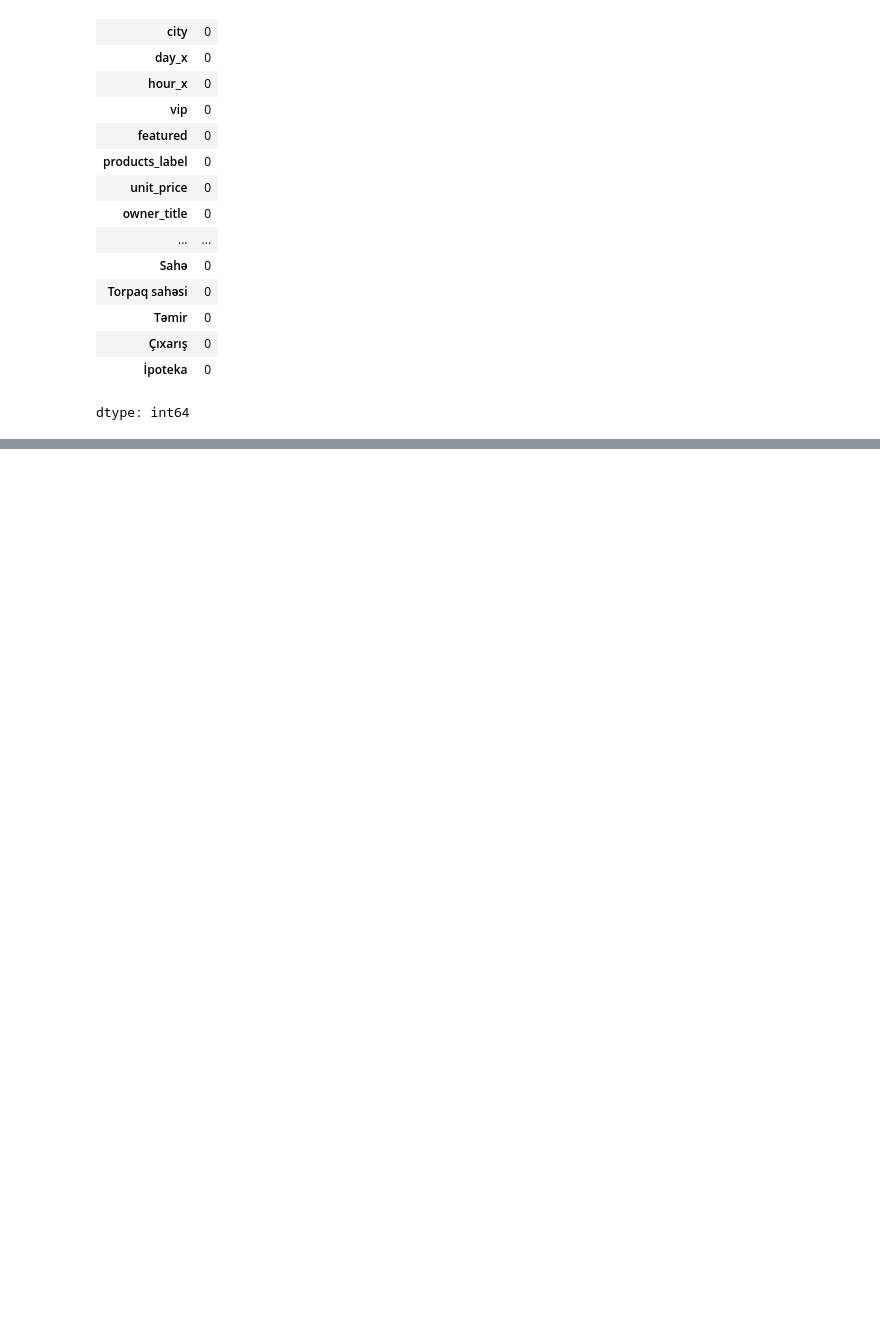
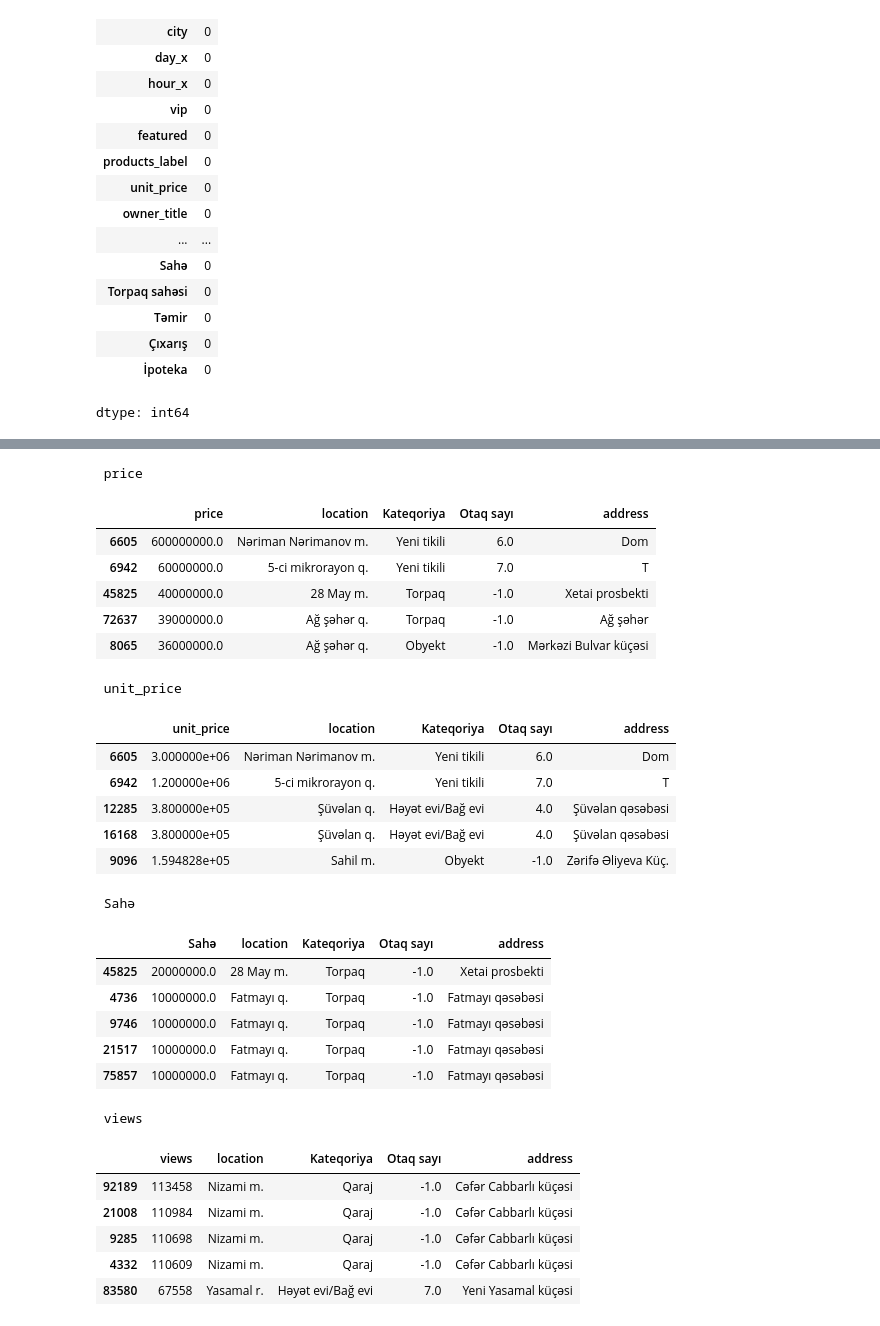
Before and after one commit to AteshUmud999/binaaz-eda-project, a Jupyter notebook: BinaAZ_Real_Estate_EDA_Project.ipynb, the cells around one changed output, grey strips where cells are left out. Saved outputs shown, nothing was run; the diff lists cells and outputs as text; code cells hidden in the pictures; blank space fills up the shorter version.

```diff
--- a/BinaAZ_Real_Estate_EDA_Project.ipynb
+++ b/BinaAZ_Real_Estate_EDA_Project.ipynb
@@ -1056,0 +1161,13 @@ dtype: int64
+# %%
+for col in numerical_cols:
+    Q1 = df[col].quantile(0.25)
+    Q3 = df[col].quantile(0.75)
+    IQR = Q3 - Q1
+
+    lower = Q1 - 1.5 * IQR
+    upper = Q3 + 1.5 * IQR
+
+    outliers = ((df[col] < lower) | (df[col] > upper)).sum()
+    percentage = outliers / len(df) * 100
+
+    print(f"{col}: {outliers} ({percentage:.2f}%)")
@@ -1056,0 +1179,16 @@ dtype: int64
+# %%
+for col in numerical_cols:
+    Q1 = df[col].quantile(0.25)
+    Q3 = df[col].quantile(0.75)
+
+    IQR = Q3 - Q1
+
+    lower_bound = Q1 - 1.5 * IQR
+    upper_bound = Q3 + 1.5 * IQR
+
+    print("\n", col)
+    print("-------------------")
+    print(f"Lower bound: {lower_bound:.2f}")
+    print(f"Upper bound: {upper_bound:.2f}")
+    print(f"Minimum value: {df[col].min()}")
+    print(f"Maximum value: {df[col].max()}")
@@ -1056,0 +1224,33 @@ dtype: int64
+# %%
+for col in ["price", "unit_price", "Sahə", "views"]:
+    print("\n", col)
+    display(df.nlargest(5, col)[[col, "location", "Kateqoriya", "Otaq sayı", "address"]])
+# %% [output]
+ price
+|  | price | location | Kateqoriya | Otaq sayı | address |
+| 6605 | 600000000.0 | Nəriman Nərimanov m. | Yeni tikili | 6.0 | Dom |
+| 6942 | 60000000.0 | 5-ci mikrorayon q. | Yeni tikili | 7.0 | T |
+| 45825 | 40000000.0 | 28 May m. | Torpaq | -1.0 | Xetai prosbekti |
+| 72637 | 39000000.0 | Ağ şəhər q. | Torpaq | -1.0 | Ağ şəhər |
+| 8065 | 36000000.0 | Ağ şəhər q. | Obyekt | -1.0 | Mərkəzi Bulvar küçəsi |
+ unit_price
+|  | unit_price | location | Kateqoriya | Otaq sayı | address |
+| 6605 | 3.000000e+06 | Nəriman Nərimanov m. | Yeni tikili | 6.0 | Dom |
+| 6942 | 1.200000e+06 | 5-ci mikrorayon q. | Yeni tikili | 7.0 | T |
+| 12285 | 3.800000e+05 | Şüvəlan q. | Həyət evi/Bağ evi | 4.0 | Şüvəlan qəsəbəsi |
+| 16168 | 3.800000e+05 | Şüvəlan q. | Həyət evi/Bağ evi | 4.0 | Şüvəlan qəsəbəsi |
+| 9096 | 1.594828e+05 | Sahil m. | Obyekt | -1.0 | Zərifə Əliyeva Küç. |
+ Sahə
+|  | Sahə | location | Kateqoriya | Otaq sayı | address |
+| 45825 | 20000000.0 | 28 May m. | Torpaq | -1.0 | Xetai prosbekti |
+| 4736 | 10000000.0 | Fatmayı q. | Torpaq | -1.0 | Fatmayı qəsəbəsi |
+| 9746 | 10000000.0 | Fatmayı q. | Torpaq | -1.0 | Fatmayı qəsəbəsi |
+| 21517 | 10000000.0 | Fatmayı q. | Torpaq | -1.0 | Fatmayı qəsəbəsi |
+| 75857 | 10000000.0 | Fatmayı q. | Torpaq | -1.0 | Fatmayı qəsəbəsi |
+ views
+|  | views | location | Kateqoriya | Otaq sayı | address |
+| 92189 | 113458 | Nizami m. | Qaraj | -1.0 | Cəfər Cabbarlı küçəsi |
+| 21008 | 110984 | Nizami m. | Qaraj | -1.0 | Cəfər Cabbarlı küçəsi |
+| 9285 | 110698 | Nizami m. | Qaraj | -1.0 | Cəfər Cabbarlı küçəsi |
+| 4332 | 110609 | Nizami m. | Qaraj | -1.0 | Cəfər Cabbarlı küçəsi |
+| 83580 | 67558 | Yasamal r. | Həyət evi/Bağ evi | 7.0 | Yeni Yasamal küçəsi |
```
Also changed, not shown: parts of 20 cells of this notebook.
